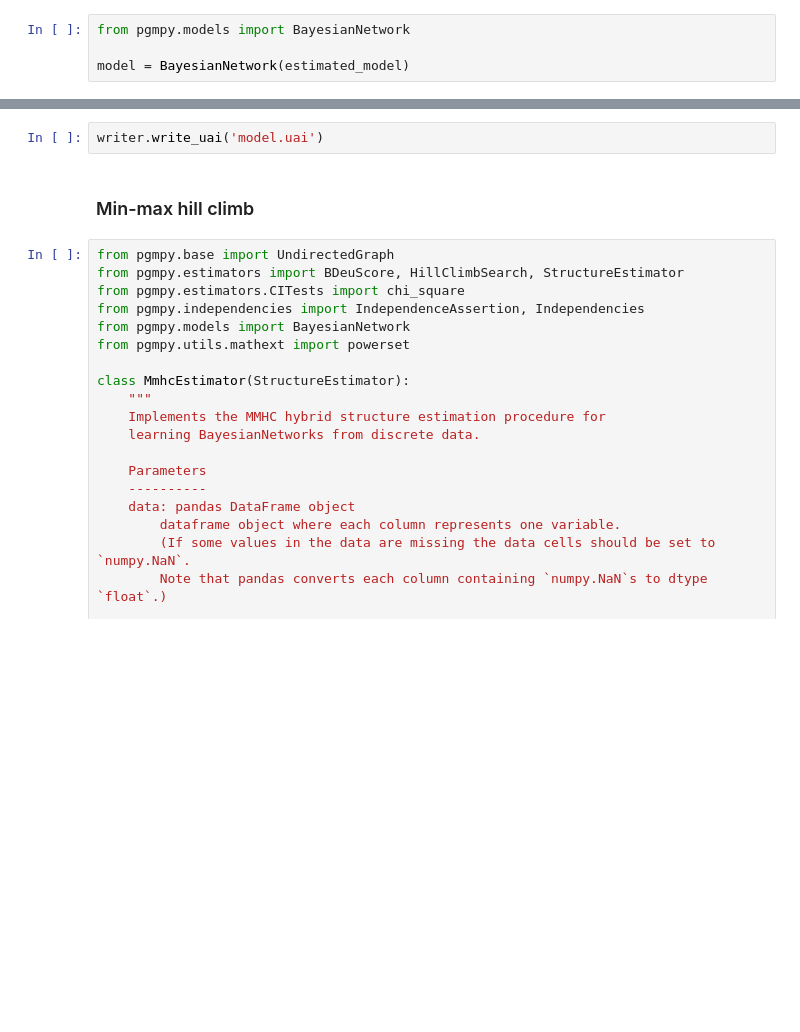
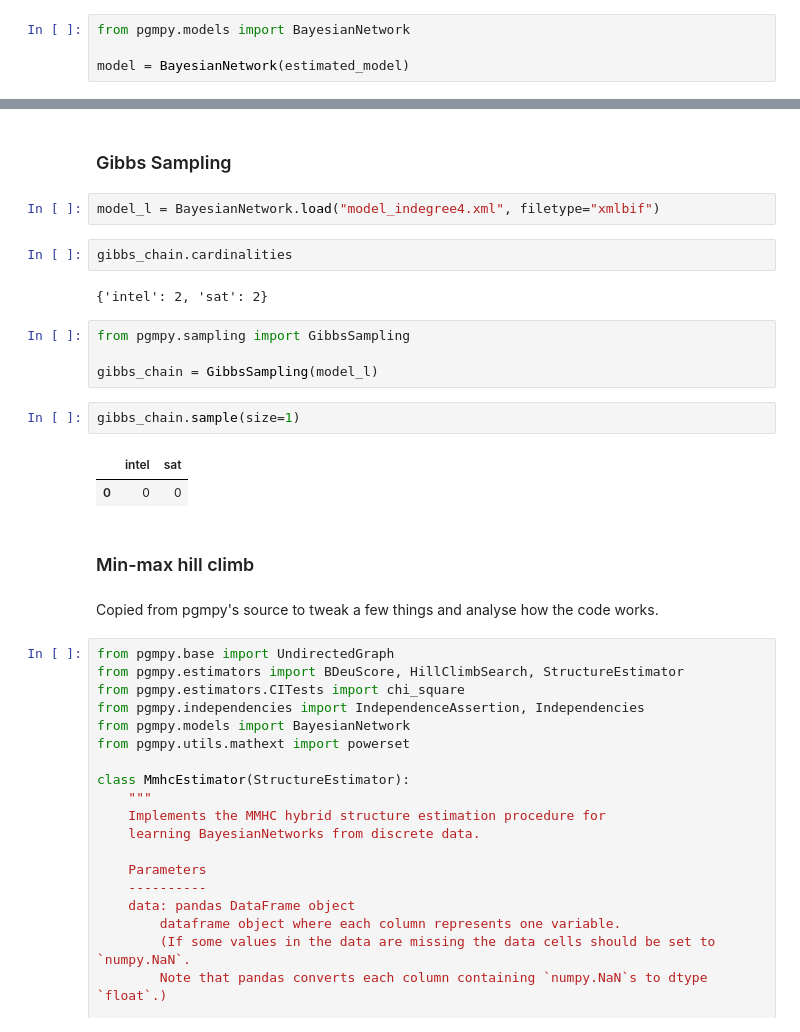
Before and after one commit to annagergaly/french-accidents, a Jupyter notebook: data_merge.ipynb, the cells around one changed output, grey strips where cells are left out. Cells and saved outputs as stored; diff of their text form; blank space fills up the shorter version.

```diff
--- a/data_merge.ipynb
+++ b/data_merge.ipynb
@@ -191,7 +161,24 @@ KeyboardInterrupt
-# %%
-writer.write_uai('model.uai')
+# %% [markdown]
+### Gibbs Sampling
+# %%
+model_l = BayesianNetwork.load("model_indegree4.xml", filetype="xmlbif")
+# %%
+gibbs_chain.cardinalities
+# %% [output]
+{'intel': 2, 'sat': 2}
+# %%
+from pgmpy.sampling import GibbsSampling
+
+gibbs_chain = GibbsSampling(model_l)
+# %%
+gibbs_chain.sample(size=1)
+# %% [output]
+|  | intel | sat |
+| 0 | 0 | 0 |
 # %% [markdown]
 ### Min-max hill climb
+# %% [markdown]
+Copied from pgmpy's source to tweak a few things and analyse how the code works.
 # %%
 from pgmpy.base import UndirectedGraph
 from pgmpy.estimators import BDeuScore, HillClimbSearch, StructureEstimator
```
Also changed, not shown: parts of 19 cells of this notebook, 1 other file.
